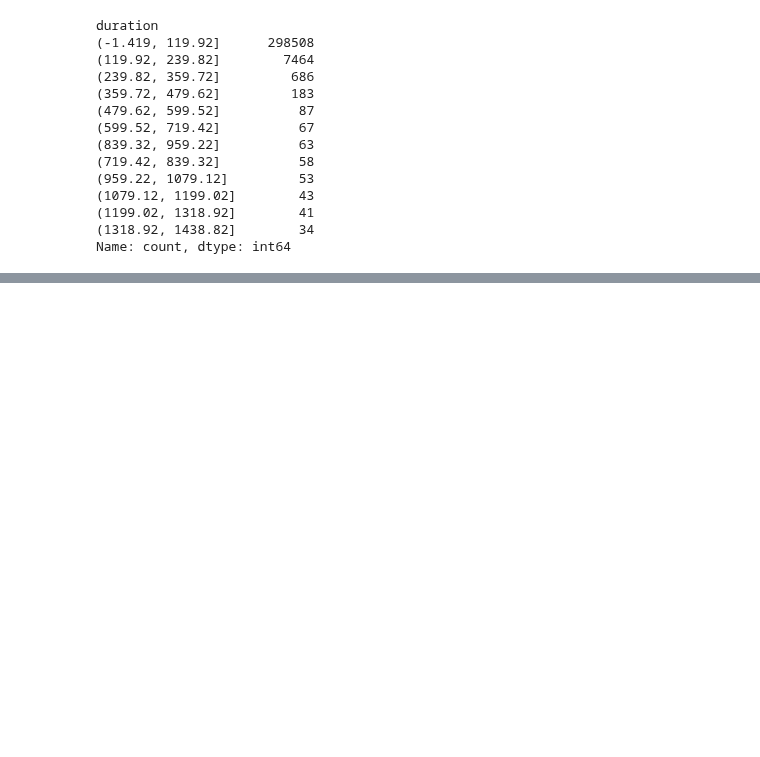
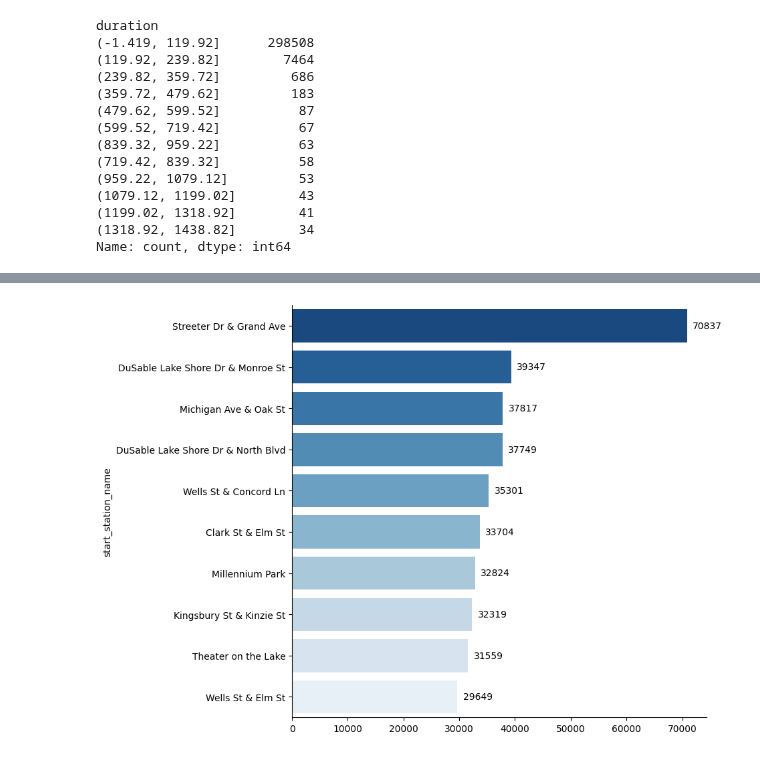
Before and after one commit to andyguo0228/bike_share_python, a Jupyter notebook: scratchbook.ipynb, the cells around one changed output, grey strips where cells are left out. Saved outputs shown, nothing was run; the diff lists cells and outputs as text; code cells hidden in the pictures; blank space fills up the shorter version.

```diff
--- a/scratchbook.ipynb
+++ b/scratchbook.ipynb
@@ -60,11 +69,12 @@ df['ended_at'] = pd.to_datetime(df['ended_at'])
 # Create new column for duration of ride in minutes
 df['duration'] = df['ended_at'] - df['started_at']
 df['duration'] = df['duration'].dt.total_seconds() / 60
-df['duration'] = df['duration'].round(2)
+df['duration'] = df['duration'].apply(lambda x: math.ceil(x))
 
-# Change rideable_type and member_casual to category type
+# Change rideable_type and member_casual to category type; optimize memory usage
 df['rideable_type'] = df['rideable_type'].astype('category')
 df['member_casual'] = df['member_casual'].astype('category')
+df['duration'] = df['duration'].astype('int16') # Change duration to int16 type
 
 df.info()
 # %% [output]
@@ -285,7 +296,3 @@ Theater on the Lake                   32134
 Kingsbury St & Kinzie St              31174
 Wells St & Elm St                     29332
 Name: count, dtype: int64
-# %%
-import pandas as pd
-df = pd.read_csv('cleaned_data.csv')
-df.shape
@@ -325,3 +345,6 @@ duration
 (1199.02, 1318.92]        41
 (1318.92, 1438.82]        34
 Name: count, dtype: int64
+# %%
+df['route'] = df['start_station_name'] + ' to ' + df['end_station_name']
+df.head(10)
@@ -327,0 +388,16 @@ Name: count, dtype: int64
+# %%
+stations = df.start_station_name.value_counts().head(10)
+
+plt.figure(figsize=(8, 8))
+ax = sns.barplot(x=stations.values, y=stations.index, orient='h', palette='Blues_r')
+
+for i, count in enumerate(stations.values):
+    ax.text(count + 1000, i, str(count), va='center', fontsize=10)
+
+ax.spines['top'].set_visible(False)
+ax.spines['right'].set_visible(False)
+plt.title('')
+
+plt.show()
+# %% [output]
+[figure, added]
```
Also changed, not shown: parts of 15 cells of this notebook.
